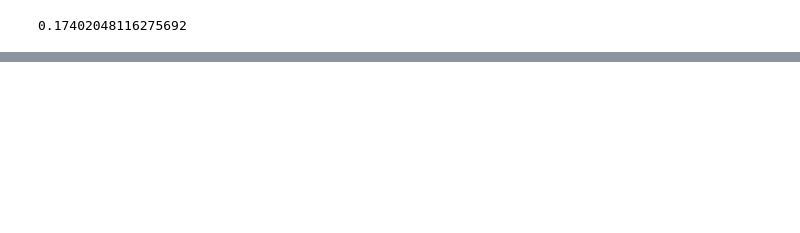
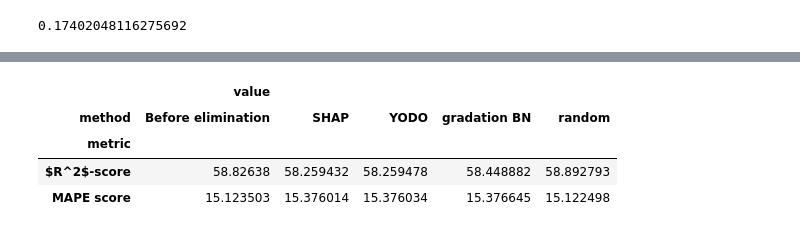
Before and after one commit to dmitry-grigorev/GIEBN, a Jupyter notebook: experiments/shaplime/error_gradations_yodo_abalone_regr.ipynb, the cells around one changed output, grey strips where cells are left out. Cells and saved outputs as stored; diff of their text form; code cells hidden in the pictures; blank space fills up the shorter version.

```diff
--- a/experiments/shaplime/error_gradations_yodo_abalone_regr.ipynb
+++ b/experiments/shaplime/error_gradations_yodo_abalone_regr.ipynb
@@ -467,0 +512,2 @@ TtestResult(statistic=21.782424029444996, pvalue=1.326693629937297e-59, df=249)
+# %%
+res_train_tbl_1 = extended_experiments_output(stats_res['metrics'], ['MAPE score', '$R^2$-score'])
@@ -467,0 +517,8 @@ TtestResult(statistic=21.782424029444996, pvalue=1.326693629937297e-59, df=249)
+# %%
+res_train_tbl_1
+# %% [output]
+|  | value |  |  |  |  |
+| method | Before elimination | SHAP | YODO | gradation BN | random |
+| metric |  |  |  |  |  |
+| $R^2$-score | 58.82638 | 58.259432 | 58.259478 | 58.448882 | 58.892793 |
+| MAPE score | 15.123503 | 15.376014 | 15.376034 | 15.376645 | 15.122498 |
```
Also changed, not shown: parts of 39 cells of this notebook, 2 other files.
